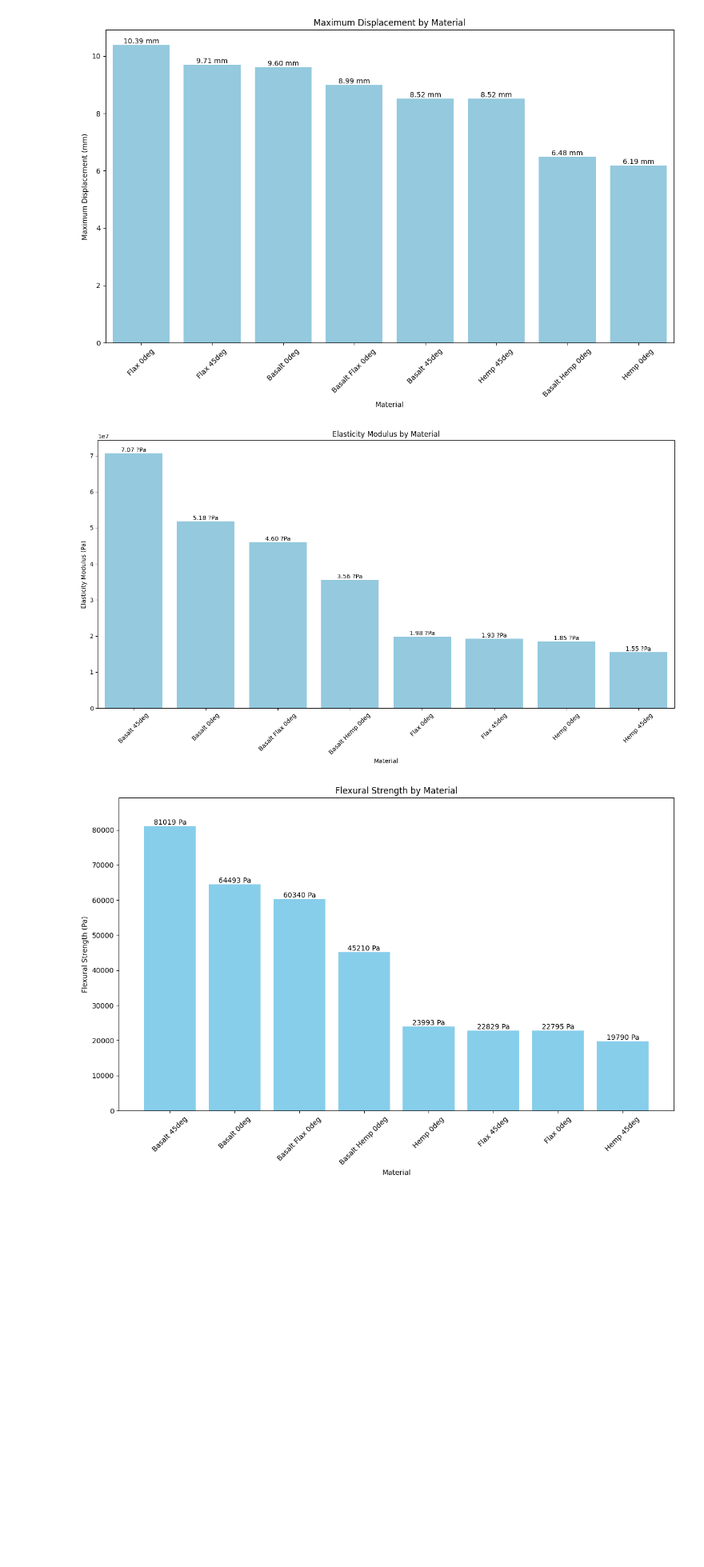
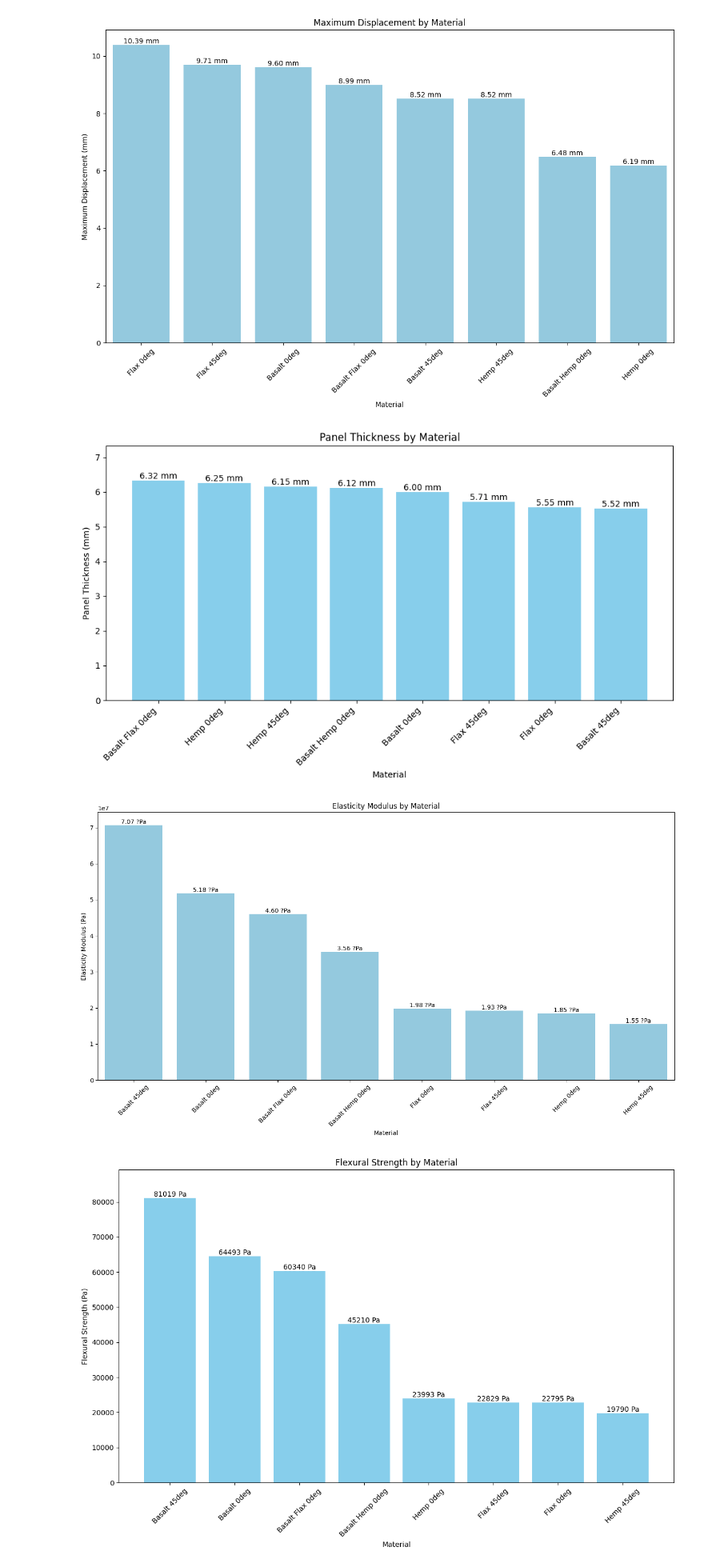
Before and after one commit to jamesbardin/ts_t, a Jupyter notebook: flexural.ipynb, the cells around one changed output. Shown at 80% size. Saved outputs shown, nothing was run; the diff lists cells and outputs as text; code cells hidden in the pictures; blank space fills up the shorter version.

Commit message:
added panel thickness graphs

```diff
--- a/flexural.ipynb
+++ b/flexural.ipynb
@@ -211,7 +211,13 @@ import numpy as np
 import pandas as pd
 
 # Assuming combined_df and color_map are already defined
+unique_materials = combined_df['Material_ID'].unique()
+colors = plt.cm.tab10(np.linspace(0, 1, len(unique_materials)))  # Use tab10 colormap, adjust as needed
 
+# Create a color map: Material -> color
+color_map = dict(zip(unique_materials, colors))
+
+plt.figure(figsize=(14, 8))
 plt.figure(figsize=(18, 12))
 
 annotation_positions = []
@@ -340,6 +347,31 @@ material_properties = {
 
     # Define other materials here
 }
+
+# Extract material names and their corresponding 'd' values
+materials = list(material_properties.keys())
+d_values = [props['d'] for props in material_properties.values()]
+
+sorted_materials = sorted(material_properties.items(), key=lambda x: x[1]['d'], reverse=True)
+sorted_material_names = [material[0] for material in sorted_materials]
+sorted_d_values = [material[1]['d'] for material in sorted_materials]
+sorted_d_values_mm = [d_value * 1000 for d_value in sorted_d_values]
+
+# Plotting the sorted bar chart
+plt.figure(figsize=(10, 6))
+bars = plt.bar(sorted_material_names, sorted_d_values_mm, color='skyblue')
+for bar in bars:
+    height = bar.get_height()
+    annotation = "{:.2f} mm".format(height)
+    plt.text(bar.get_x() + bar.get_width() / 2.0, height + 0.0001, annotation, ha='center', va='bottom')
+
+plt.xlabel('Material')
+plt.ylabel('Panel Thickness (mm)')
+plt.title('Panel Thickness by Material')
+plt.xticks(rotation=45, ha="right")
+plt.tight_layout()
+plt.ylim(0, max(sorted_d_values_mm) + 1)
+plt.show()
 
 # Assuming 'df' is your DataFrame and it includes a 'Material_ID' column
 # and a 'Strain' column for the x-axis
@@ -370,34 +402,35 @@ materials = list(df['Material_ID'].unique())
 
 materials_modulus = list(zip(materials, average_elasticity_modulus))
 
 # Sort the list of tuples by the average elasticity modulus (the second element of each tuple)
 sorted_materials_modulus = sorted(materials_modulus, key=lambda x: x[1], reverse=True)
 
 # Unzip the sorted list of tuples back into two lists
 sorted_materials, sorted_average_elasticity_modulus = zip(*sorted_materials_modulus)
 
 # Create a DataFrame from the sorted materials modulus information
 modulus_df = pd.DataFrame(sorted_materials_modulus, columns=['Material', 'Average_Elasticity_Modulus'])
 
 # Plot using seaborn
 plt.figure(figsize=(14, 8))
 modulus_plot = sns.barplot(x='Material', y='Average_Elasticity_Modulus', data=modulus_df, color='skyblue')
 
 plt.title("Elasticity Modulus by Material")
 plt.xlabel('Material')
 plt.ylabel('Elasticity Modulus (Pa)')
 
 # Add labels on top of each bar
 for bar in modulus_plot.patches:
     height = bar.get_height()
     annotations = "{:.2f} ?Pa".format(height/10000000)
     plt.text(bar.get_x() + bar.get_width() / 2.0, height, annotations, ha='center', va='bottom')
 
 plt.xticks(rotation=45)  # Rotate the material names for better readability
 plt.tight_layout()
 plt.show()
 # %% [output]
-[figure, old version]
+[figure, new version]
+[figure, added]
 # %%
 average_flexural_strength = []
 
```
Also changed, not shown: parts of 1 cell of this notebook.
